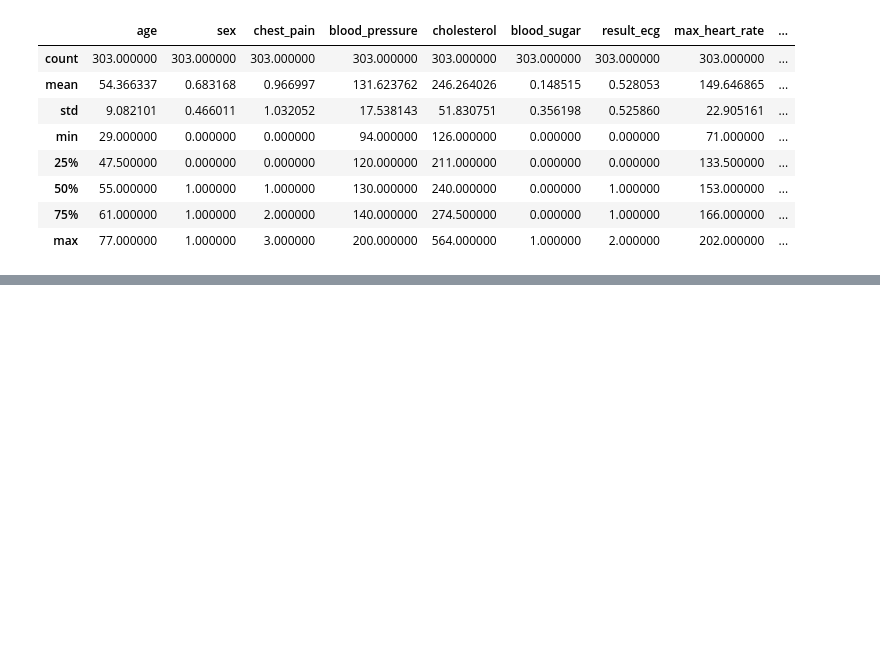
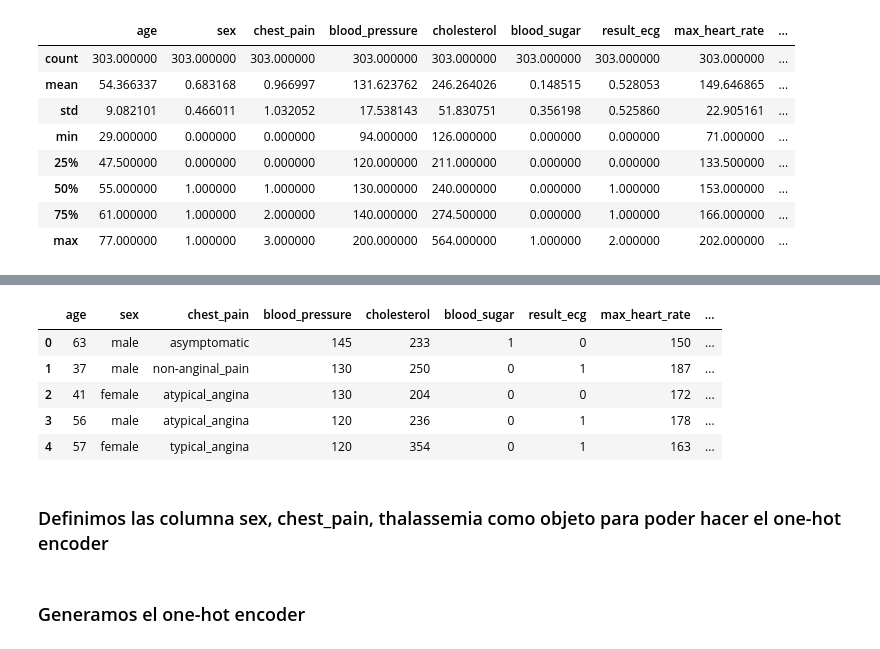
Before and after one commit to NicoMalta/ml_ucse, a Jupyter notebook: tp1_exploration.ipynb, the cells around one changed output, grey strips where cells are left out. Saved outputs shown, nothing was run; the diff lists cells and outputs as text; code cells hidden in the pictures; blank space fills up the shorter version.

```diff
--- a/tp1_exploration.ipynb
+++ b/tp1_exploration.ipynb
@@ -142,0 +188,11 @@ dtype: int64
+# %%
+full.head()
+# %% [output]
+|  | age | sex | chest_pain | blood_pressure | cholesterol | blood_sugar | result_ecg | max_heart_rate | ... |
+| 0 | 63 | male | asymptomatic | 145 | 233 | 1 | 0 | 150 | ... |
+| 1 | 37 | male | non-anginal_pain | 130 | 250 | 0 | 1 | 187 | ... |
+| 2 | 41 | female | atypical_angina | 130 | 204 | 0 | 0 | 172 | ... |
+| 3 | 56 | male | atypical_angina | 120 | 236 | 0 | 1 | 178 | ... |
+| 4 | 57 | female | typical_angina | 120 | 354 | 0 | 1 | 163 | ... |
+# %% [markdown]
+### Definimos las columna sex, chest_pain, thalassemia como objeto para poder hacer el one-hot encoder
@@ -142,0 +203,2 @@ dtype: int64
+# %% [markdown]
+### Generamos el one-hot encoder
```
Also changed, not shown: parts of 16 cells of this notebook.
